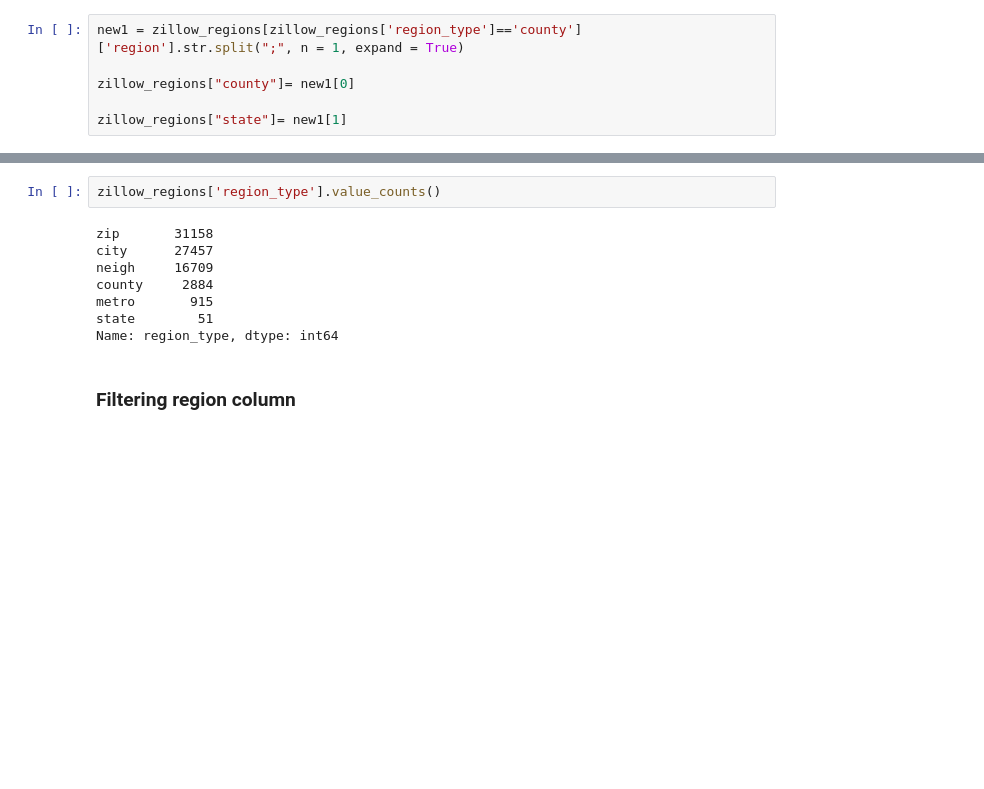
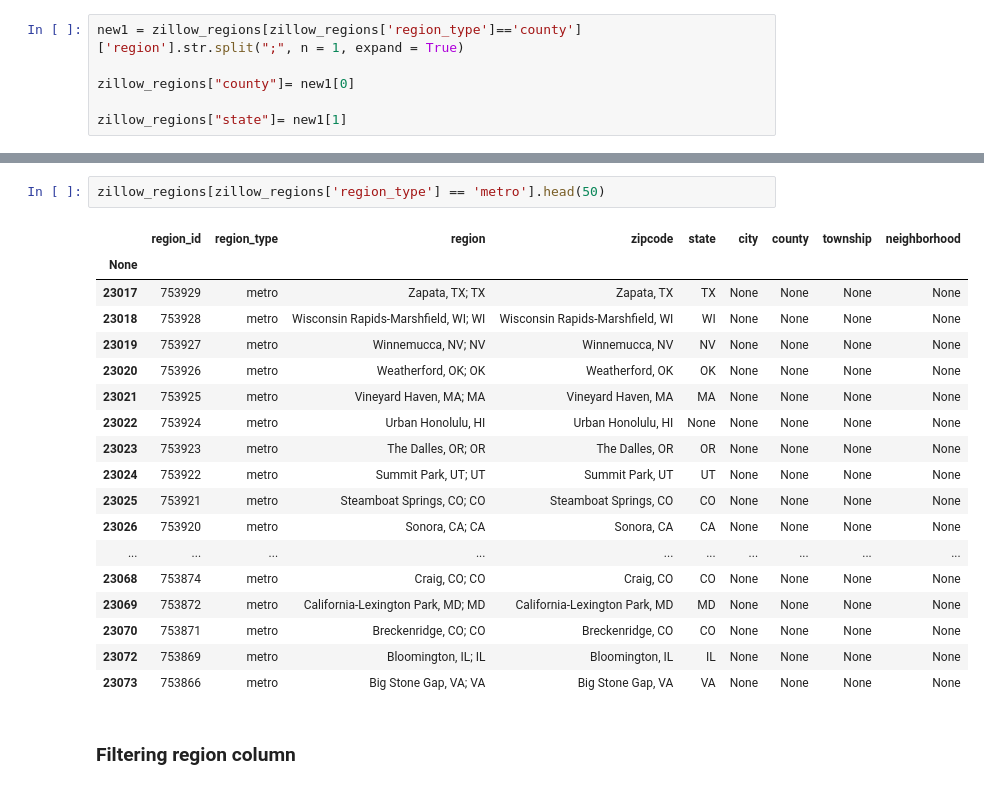
Before and after one commit to ytaiwo/Homework, a Jupyter notebook: etl_project/Project2.ipynb, the cells around one changed output, grey strips where cells are left out. Saved outputs shown, nothing was run; the diff lists cells and outputs as text; blank space fills up the shorter version.

```diff
--- a/etl_project/Project2.ipynb
+++ b/etl_project/Project2.ipynb
@@ -220,13 +218,24 @@ zillow_regions[zillow_regions['region_type']=='zip']
-# %%
-zillow_regions['region_type'].value_counts()
-# %% [output]
-zip       31158
-city      27457
-neigh     16709
-county     2884
-metro       915
-state        51
-Name: region_type, dtype: int64
+# %%
+zillow_regions[zillow_regions['region_type'] == 'metro'].head(50)
+# %% [output]
+|  | region_id | region_type | region | zipcode | state | city | county | township | neighborhood |
+| None |  |  |  |  |  |  |  |  |  |
+| 23017 | 753929 | metro | Zapata, TX; TX | Zapata, TX | TX | None | None | None | None |
+| 23018 | 753928 | metro | Wisconsin Rapids-Marshfield, WI; WI | Wisconsin Rapids-Marshfield, WI | WI | None | None | None | None |
+| 23019 | 753927 | metro | Winnemucca, NV; NV | Winnemucca, NV | NV | None | None | None | None |
+| 23020 | 753926 | metro | Weatherford, OK; OK | Weatherford, OK | OK | None | None | None | None |
+| 23021 | 753925 | metro | Vineyard Haven, MA; MA | Vineyard Haven, MA | MA | None | None | None | None |
+| 23022 | 753924 | metro | Urban Honolulu, HI | Urban Honolulu, HI | None | None | None | None | None |
+| 23023 | 753923 | metro | The Dalles, OR; OR | The Dalles, OR | OR | None | None | None | None |
+| 23024 | 753922 | metro | Summit Park, UT; UT | Summit Park, UT | UT | None | None | None | None |
+| 23025 | 753921 | metro | Steamboat Springs, CO; CO | Steamboat Springs, CO | CO | None | None | None | None |
+| 23026 | 753920 | metro | Sonora, CA; CA | Sonora, CA | CA | None | None | None | None |
+| ... | ... | ... | ... | ... | ... | ... | ... | ... | ... |
+| 23068 | 753874 | metro | Craig, CO; CO | Craig, CO | CO | None | None | None | None |
+| 23069 | 753872 | metro | California-Lexington Park, MD; MD | California-Lexington Park, MD | MD | None | None | None | None |
+| 23070 | 753871 | metro | Breckenridge, CO; CO | Breckenridge, CO | CO | None | None | None | None |
+| 23072 | 753869 | metro | Bloomington, IL; IL | Bloomington, IL | IL | None | None | None | None |
+| 23073 | 753866 | metro | Big Stone Gap, VA; VA | Big Stone Gap, VA | VA | None | None | None | None |
 # %% [markdown]
 ### Filtering region column
 # %%
```
Also changed, not shown: parts of 12 cells of this notebook, 14 other files.
